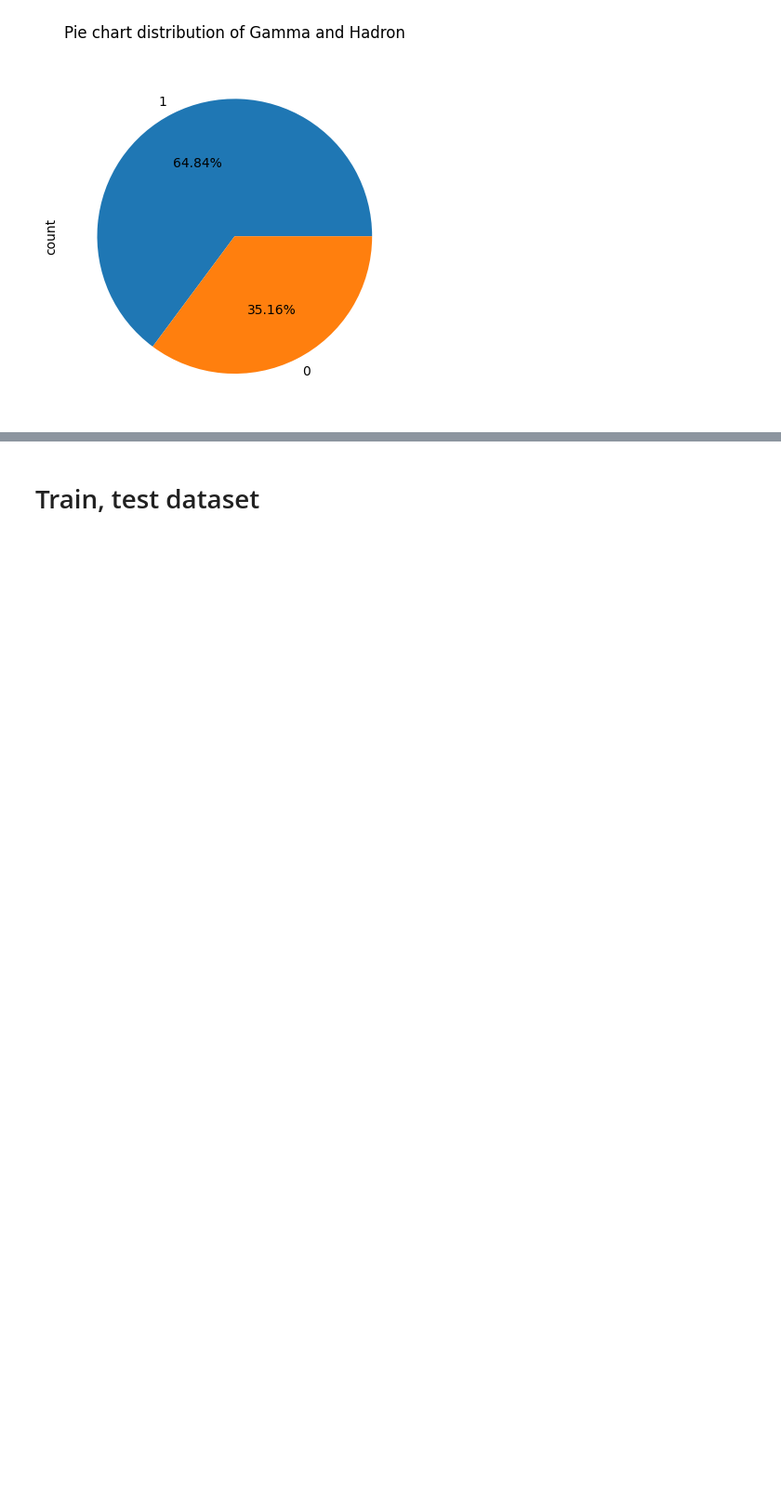
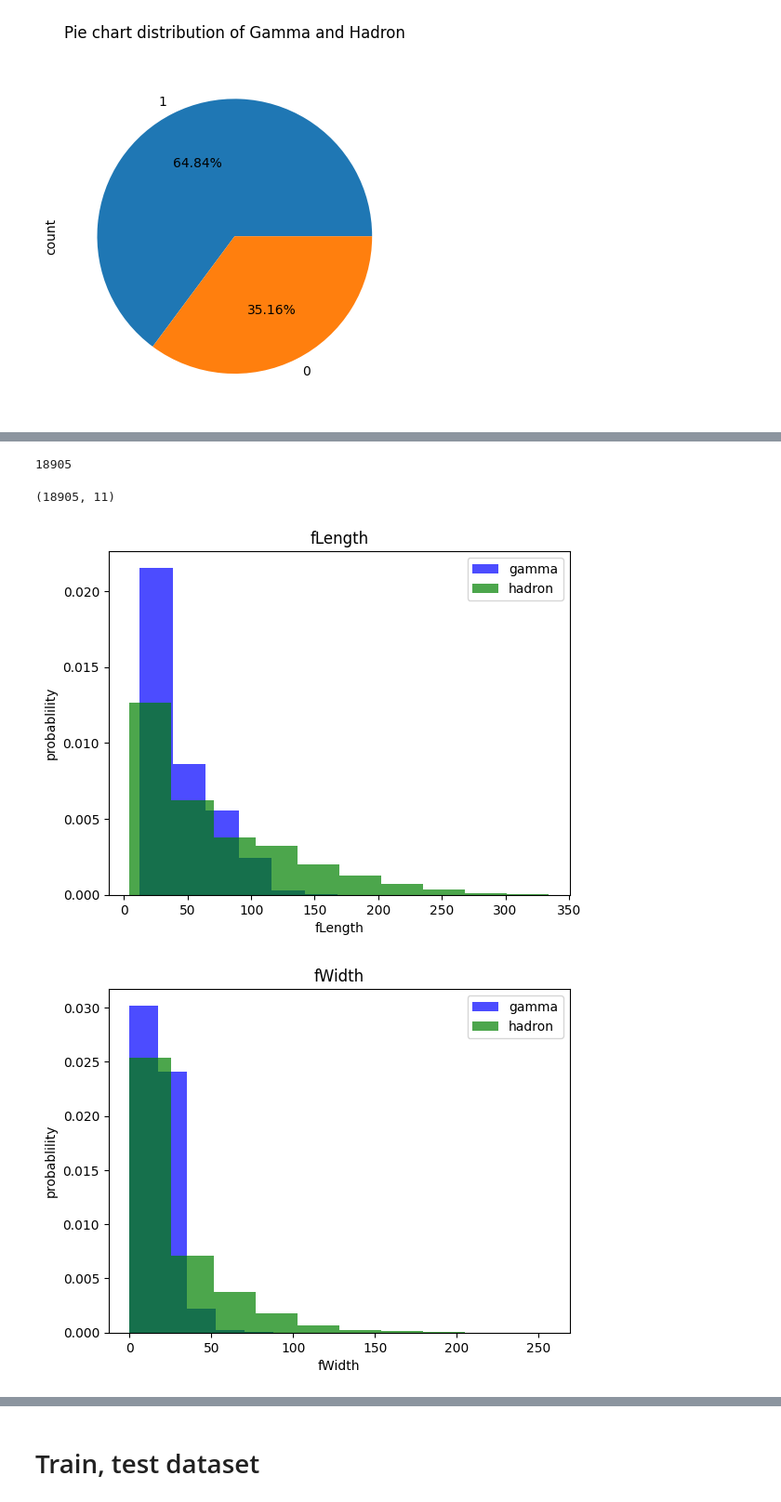
Before and after one commit to mj-debug/fcc-magic-example, a Jupyter notebook: fcc-MAGIC-example.ipynb, the cells around one changed output, grey strips where cells are left out. Shown at 93% size. Drawn from its saved outputs; the diff is of its cells as text; code cells hidden in the pictures; blank space fills up the shorter version.

```diff
--- a/fcc-MAGIC-example.ipynb
+++ b/fcc-MAGIC-example.ipynb
@@ -72,0 +109,26 @@ plt.show()
+# %%
+# remove duplicates and keep only the first occurence
+df_no_duplicates = df.drop_duplicates()
+df = df_no_duplicates
+# %%
+# length of the dataset after duplicates were removed
+len(df)
+# %% [output]
+18905
+# %%
+df.shape
+# %% [output]
+(18905, 11)
+# %%
+# Showing a histogram of all hadrons and gammas in every class in the dataset
+for label in cols[:-1]:
+    plt.hist(df[df["class"] == 1][label], color = "blue", label = "gamma", alpha = 0.7, density = True)
+    plt.hist(df[df["class"] == 0][label], color = "green", label = "hadron", alpha = 0.7, density = True)
+    plt.title(label)
+    plt.ylabel("probablility")
+    plt.xlabel(label)
+    plt.legend()
+    plt.show()
+# %% [output]
+[figure, added]
+[figure, added]
```
Also changed, not shown: parts of 53 cells of this notebook.
